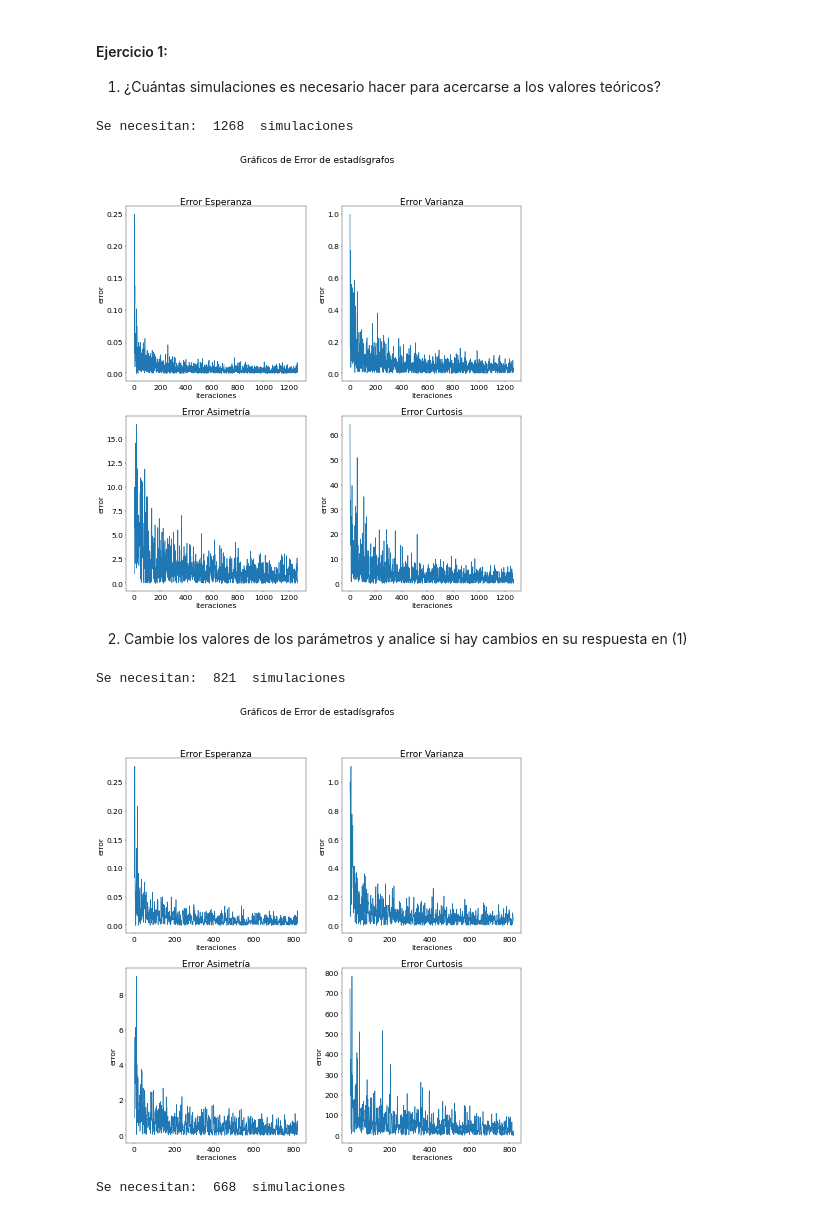
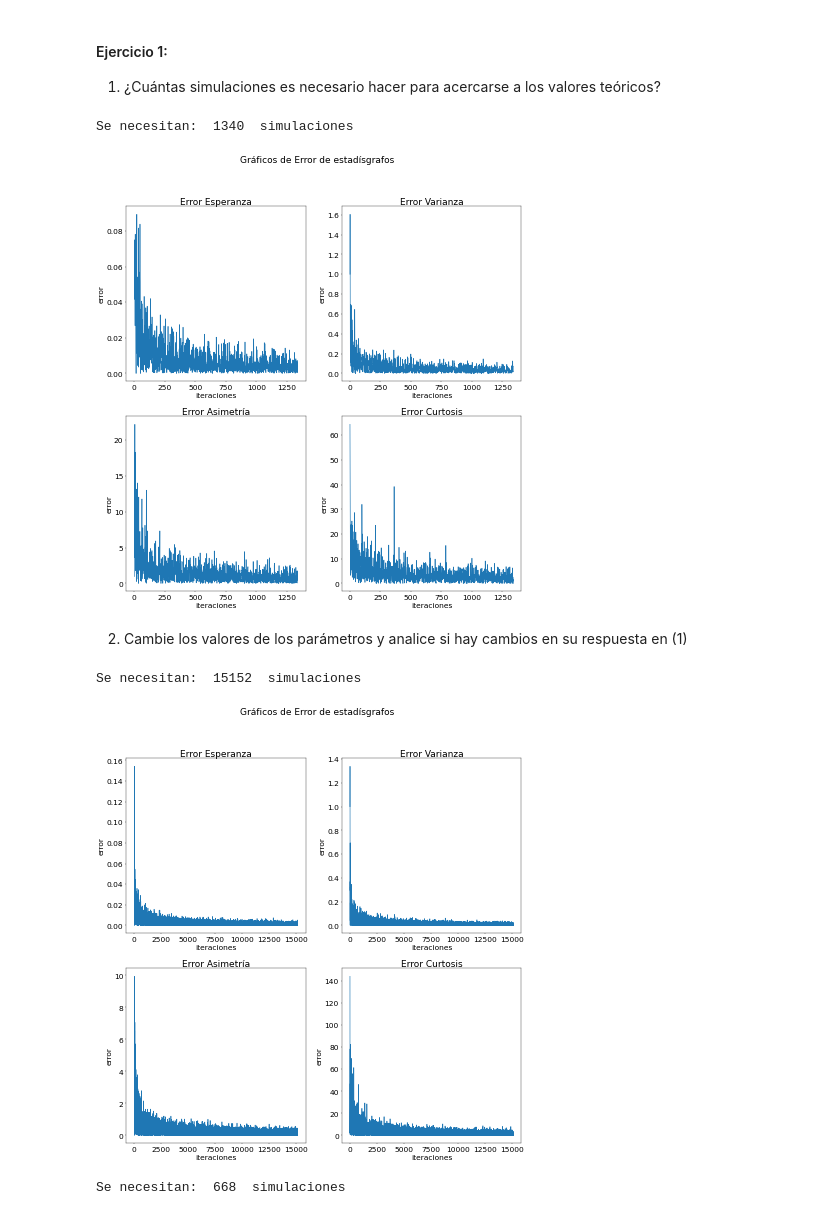
Before and after one commit to estebantejeda/INFO274, a Jupyter notebook: lab2/Laboratorio2.ipynb, the cells around one changed output. Saved outputs shown, nothing was run; the diff lists cells and outputs as text; code cells hidden in the pictures.

```diff
--- a/lab2/Laboratorio2.ipynb
+++ b/lab2/Laboratorio2.ipynb
@@ -186,17 +186,17 @@ def simulacion_binomial(p,n,size,cota):
 #n=40        #numero de eventos certeros
 #size=10000  #Cantidad de experimentos
 #tolerancia        #nivel de exigencia para los errores
-simulacion_binomial(0.4,40,100000,0.1)
+simulacion_binomial(0.4,40,2000,0.09)
 # %% [output]
-Se necesitan:  1268  simulaciones
+Se necesitan:  1340  simulaciones
-[figure, old version]
+[figure, new version]
 # %% [markdown]
 2) Cambie los valores de los parámetros y analice si hay cambios en su respuesta en (1)
 # %%
-simulacion_binomial(0.2,60,100000,0.1)
+simulacion_binomial(0.3,60,100000,0.01)
 # %% [output]
-Se necesitan:  821  simulaciones
+Se necesitan:  15152  simulaciones
-[figure, old version]
+[figure, new version]
 # %%
 simulacion_binomial(0.7,20,100000,0.1)
 # %% [output]
```
